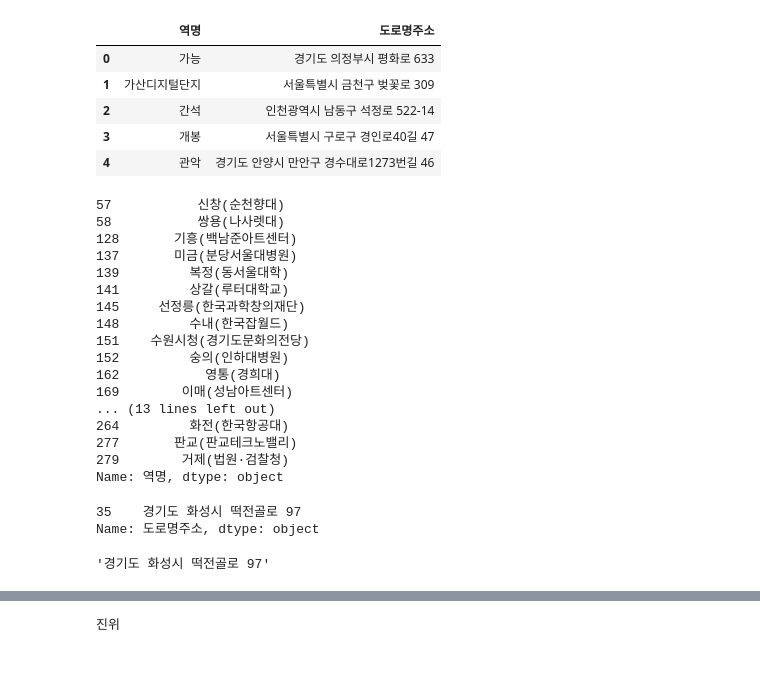
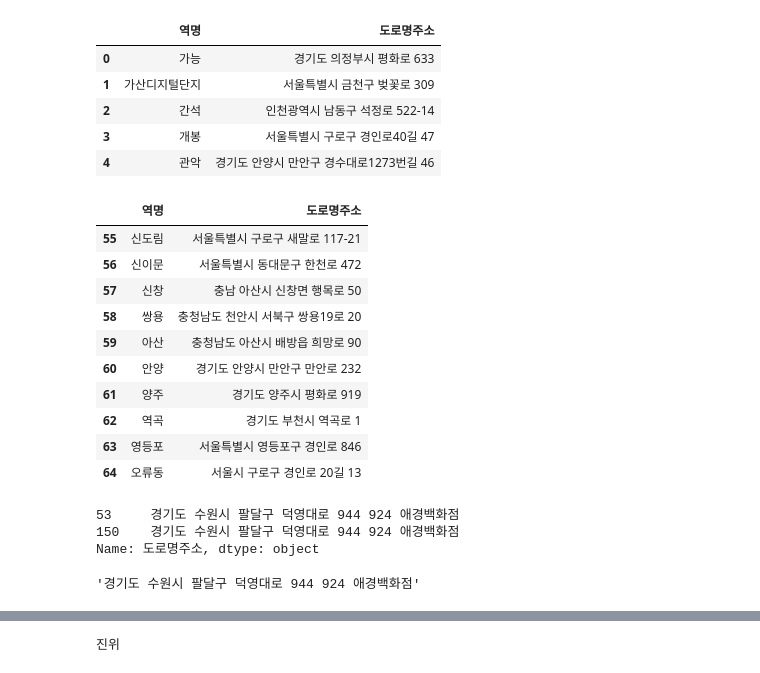
Before and after one commit to Mayhem-XD/DataAnalysis, a Jupyter notebook: 90.test/sai.ipynb, the cells around one changed output, grey strips where cells are left out. Saved outputs shown, nothing was run; the diff lists cells and outputs as text; code cells hidden in the pictures.

```diff
--- a/90.test/sai.ipynb
+++ b/90.test/sai.ipynb
@@ -164,42 +164,34 @@ df_st.head()
 | 2 | 간석 | 인천광역시 남동구 석정로 522-14 |
 | 3 | 개봉 | 서울특별시 구로구 경인로40길 47 |
 | 4 | 관악 | 경기도 안양시 만안구 경수대로1273번길 46 |
-# %%
-
-# dfn = df_st[df_st.역명.str.contains('\(')].replace('\(',' ',inplace=True)
-dfn = df_st[df_st.역명.str.contains('\(')].copy()
-dfn = dfn.역명.apply(lambda x:x.replace('\(', ' ')).apply(lambda x:x.split()[0])
-# dfn = dfn[dfn.역명].replace('\(',' ').apply(lambda x:x.split()[:1])
-dfn
-# %% [output]
-57           신창(순천향대)
-58           쌍용(나사렛대)
-128       기흥(백남준아트센터)
-137       미금(분당서울대병원)
-139         복정(동서울대학)
-141         상갈(루터대학교)
-145     선정릉(한국과학창의재단)
-148         수내(한국잡월드)
-151    수원시청(경기도문화의전당)
-152         숭의(인하대병원)
-162           영통(경희대)
-169        이매(성남아트센터)
-... (13 lines left out)
-264         화전(한국항공대)
-277       판교(판교테크노밸리)
-279        거제(법원·검찰청)
-Name: 역명, dtype: object
+# %%
+df_st['역명'] = df_st['역명'].str.replace('(', ' ',regex=False).str.split().str[0]
+
+df_st.head(65).tail(10)
+# %% [output]
+|  | 역명 | 도로명주소 |
+| 55 | 신도림 | 서울특별시 구로구 새말로 117-21 |
+| 56 | 신이문 | 서울특별시 동대문구 한천로 472 |
+| 57 | 신창 | 충남 아산시 신창면 행목로 50 |
+| 58 | 쌍용 | 충청남도 천안시 서북구 쌍용19로 20 |
+| 59 | 아산 | 충청남도 아산시 배방읍 희망로 90 |
+| 60 | 안양 | 경기도 안양시 만안구 만안로 232 |
+| 61 | 양주 | 경기도 양주시 평화로 919 |
+| 62 | 역곡 | 경기도 부천시 역곡로 1 |
+| 63 | 영등포 | 서울특별시 영등포구 경인로 846 |
+| 64 | 오류동 | 서울시 구로구 경인로 20길 13 |
 # %%
 temp = df_st[df_st.역명 == target].도로명주소
 temp
 # %% [output]
-35    경기도 화성시 떡전골로 97
+53     경기도 수원시 팔달구 덕영대로 944 924 애경백화점
+150    경기도 수원시 팔달구 덕영대로 944 924 애경백화점
 Name: 도로명주소, dtype: object
 # %%
 str_addr = df_st[df_st.역명 == target].도로명주소.values[-1]
 str_addr.strip()
 # %% [output]
-'경기도 화성시 떡전골로 97'
+'경기도 수원시 팔달구 덕영대로 944 924 애경백화점'
 # %%
 df1 = df[df.updnLine == '상행']
 df1 = df1.reset_index(drop=True)
```
Also changed, not shown: parts of 16 cells of this notebook, 2 other files.
